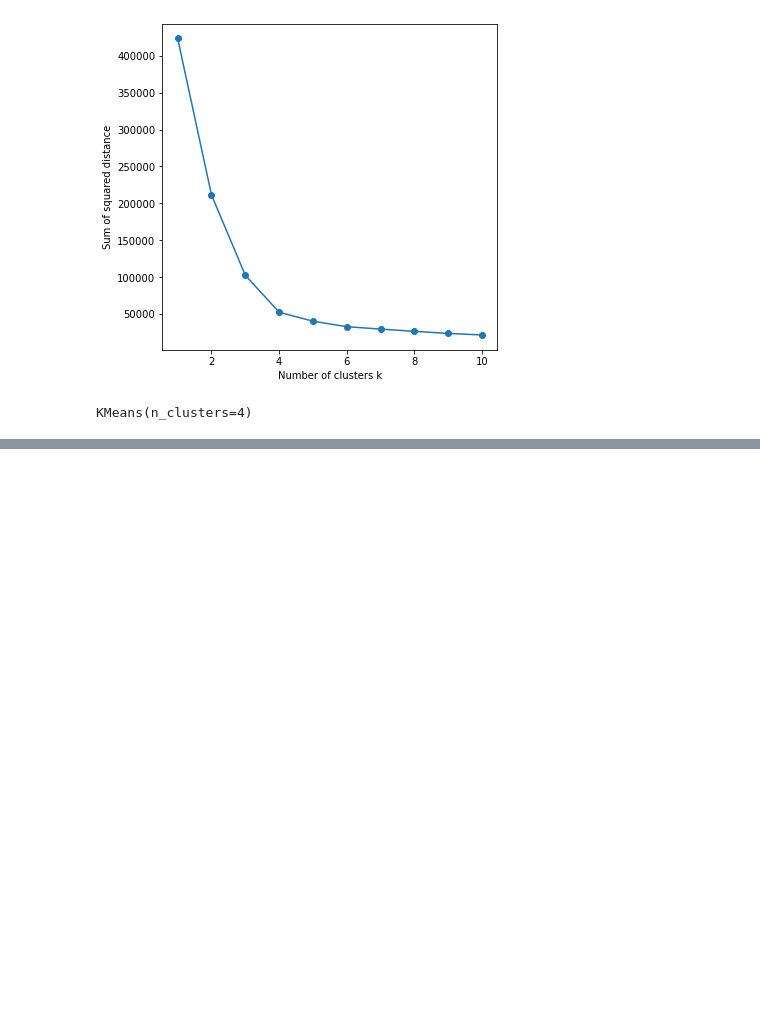
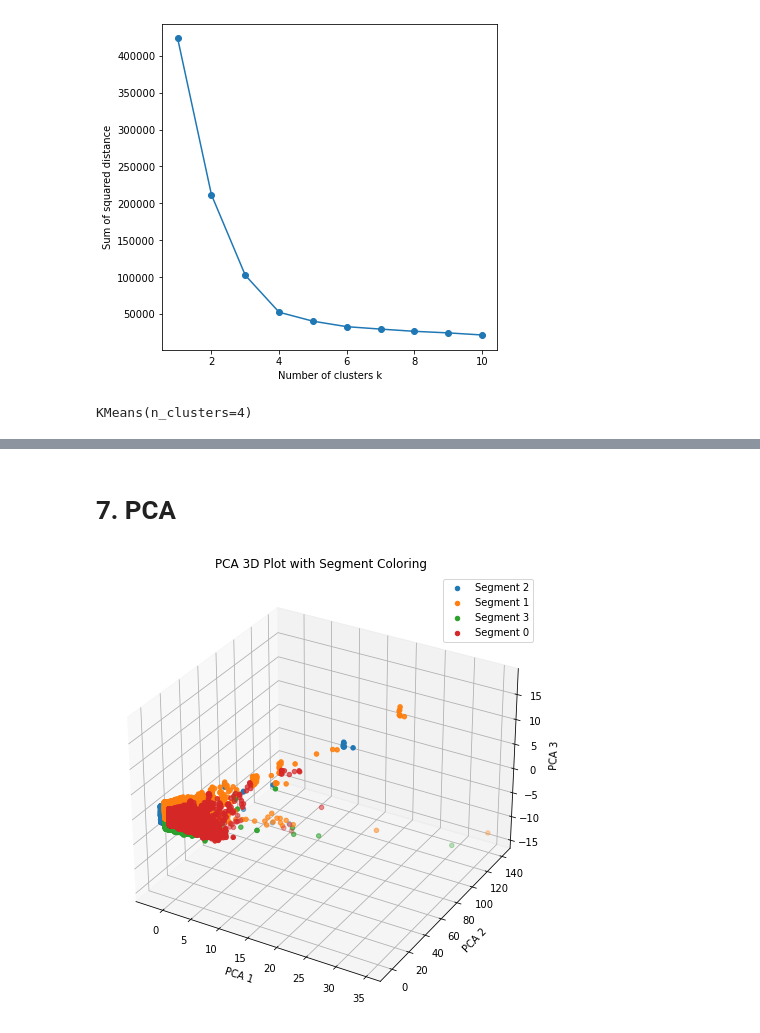
Before and after one commit to peerapat-t/Banking-customer-segmentation, a Jupyter notebook: banking customer segmentation model.ipynb, the cells around one changed output, grey strips where cells are left out. Cells and saved outputs as stored; diff of their text form; code cells hidden in the pictures; blank space fills up the shorter version.

```diff
--- a/banking customer segmentation model.ipynb
+++ b/banking customer segmentation model.ipynb
@@ -659,0 +557,30 @@ df
+# %% [markdown]
+# 7. PCA
+# %%
+X = df.drop(columns=["segment"])
+# %%
+scaler_pca = StandardScaler()
+X_scaled = scaler_pca.fit_transform(X)
+# %%
+pca = PCA(n_components=3)
+X_pca = pca.fit_transform(X_scaled)
+# %%
+df["PCA1"] = X_pca[:, 0]
+df["PCA2"] = X_pca[:, 1]
+df["PCA3"] = X_pca[:, 2]
+# %%
+fig = plt.figure(figsize=(10, 8))
+ax = fig.add_subplot(111, projection='3d')
+
+for segment in df["segment"].unique():
+    segment_data = df[df["segment"] == segment]
+    ax.scatter(segment_data["PCA1"], segment_data["PCA2"], segment_data["PCA3"], label=f"Segment {segment}")
+
+ax.set_xlabel("PCA 1")
+ax.set_ylabel("PCA 2")
+ax.set_zlabel("PCA 3")
+ax.set_title("PCA 3D Plot with Segment Coloring")
+ax.legend()
+plt.show()
+# %% [output]
+[figure, added]
```
Also changed, not shown: parts of 82 cells of this notebook, 2 other files.
